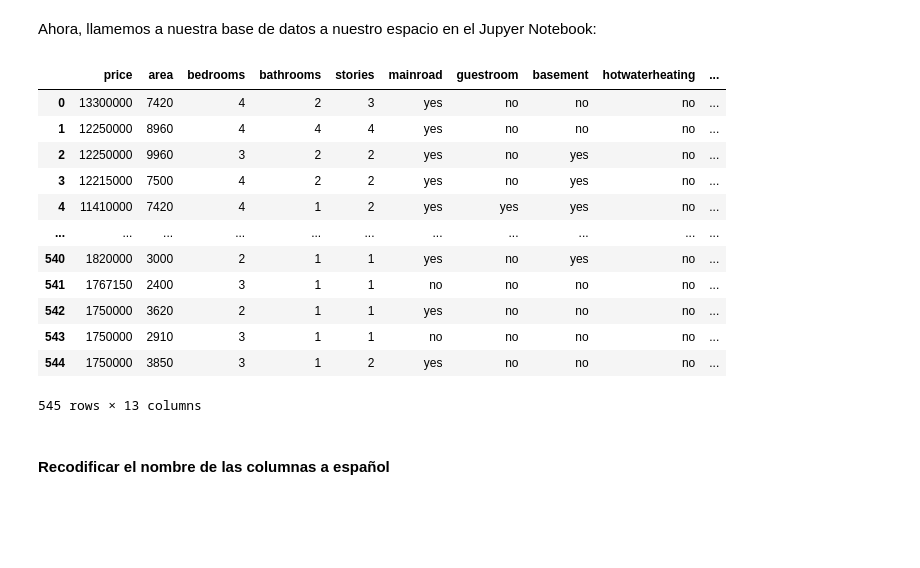
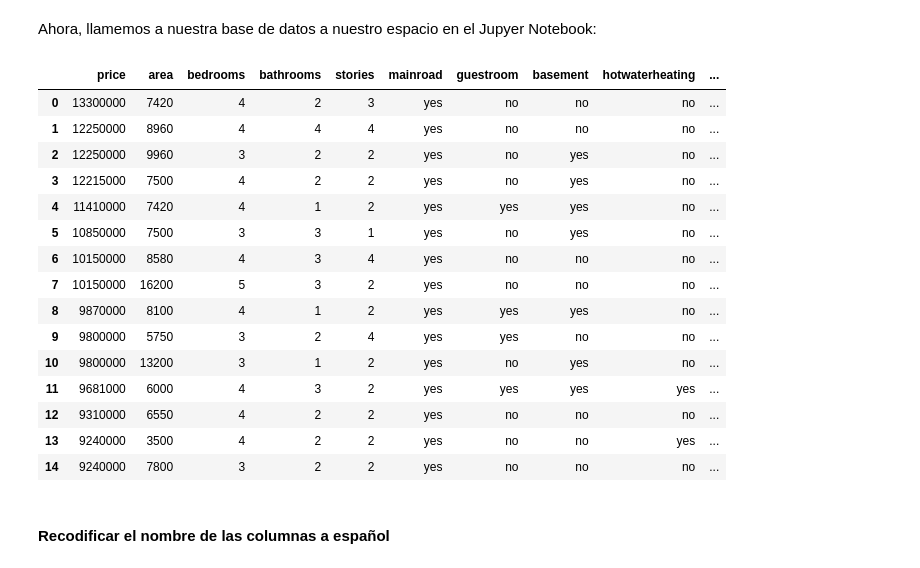
Before and after one commit to marcecevallos/UDLA_Analitica_predictiva, a Jupyter notebook: Regresión múltiple aplicada/Unidad_No. 2_Regresion múltiple aplicada.ipynb, the cells around one changed output. Cells and saved outputs as stored; diff of their text form; code cells hidden in the pictures; blank space fills up the shorter version.

```diff
--- a/Regresión múltiple aplicada/Unidad_No. 2_Regresion múltiple aplicada.ipynb
+++ b/Regresión múltiple aplicada/Unidad_No. 2_Regresion múltiple aplicada.ipynb
@@ -64,21 +64,24 @@ from statsmodels.compat import lzip
 Ahora, llamemos a nuestra base de datos a nuestro espacio en el Jupyer Notebook:
 # %%
 df=pd.read_csv("house_dataset.csv")
-df
+df.head(15)
 # %% [output]
 |  | price | area | bedrooms | bathrooms | stories | mainroad | guestroom | basement | hotwaterheating | ... |
 | 0 | 13300000 | 7420 | 4 | 2 | 3 | yes | no | no | no | ... |
 | 1 | 12250000 | 8960 | 4 | 4 | 4 | yes | no | no | no | ... |
 | 2 | 12250000 | 9960 | 3 | 2 | 2 | yes | no | yes | no | ... |
 | 3 | 12215000 | 7500 | 4 | 2 | 2 | yes | no | yes | no | ... |
 | 4 | 11410000 | 7420 | 4 | 1 | 2 | yes | yes | yes | no | ... |
-| ... | ... | ... | ... | ... | ... | ... | ... | ... | ... | ... |
-| 540 | 1820000 | 3000 | 2 | 1 | 1 | yes | no | yes | no | ... |
-| 541 | 1767150 | 2400 | 3 | 1 | 1 | no | no | no | no | ... |
-| 542 | 1750000 | 3620 | 2 | 1 | 1 | yes | no | no | no | ... |
-| 543 | 1750000 | 2910 | 3 | 1 | 1 | no | no | no | no | ... |
-| 544 | 1750000 | 3850 | 3 | 1 | 2 | yes | no | no | no | ... |
+| 5 | 10850000 | 7500 | 3 | 3 | 1 | yes | no | yes | no | ... |
+| 6 | 10150000 | 8580 | 4 | 3 | 4 | yes | no | no | no | ... |
+| 7 | 10150000 | 16200 | 5 | 3 | 2 | yes | no | no | no | ... |
+| 8 | 9870000 | 8100 | 4 | 1 | 2 | yes | yes | yes | no | ... |
+| 9 | 9800000 | 5750 | 3 | 2 | 4 | yes | yes | no | no | ... |
+| 10 | 9800000 | 13200 | 3 | 1 | 2 | yes | no | yes | no | ... |
+| 11 | 9681000 | 6000 | 4 | 3 | 2 | yes | yes | yes | yes | ... |
+| 12 | 9310000 | 6550 | 4 | 2 | 2 | yes | no | no | no | ... |
+| 13 | 9240000 | 3500 | 4 | 2 | 2 | yes | no | no | yes | ... |
+| 14 | 9240000 | 7800 | 3 | 2 | 2 | yes | no | no | no | ... |
-545 rows × 13 columns
 # %% [markdown]
 #### Recodificar el nombre de las columnas a español
 # %%
```
Also changed, not shown: parts of 12 cells of this notebook.
